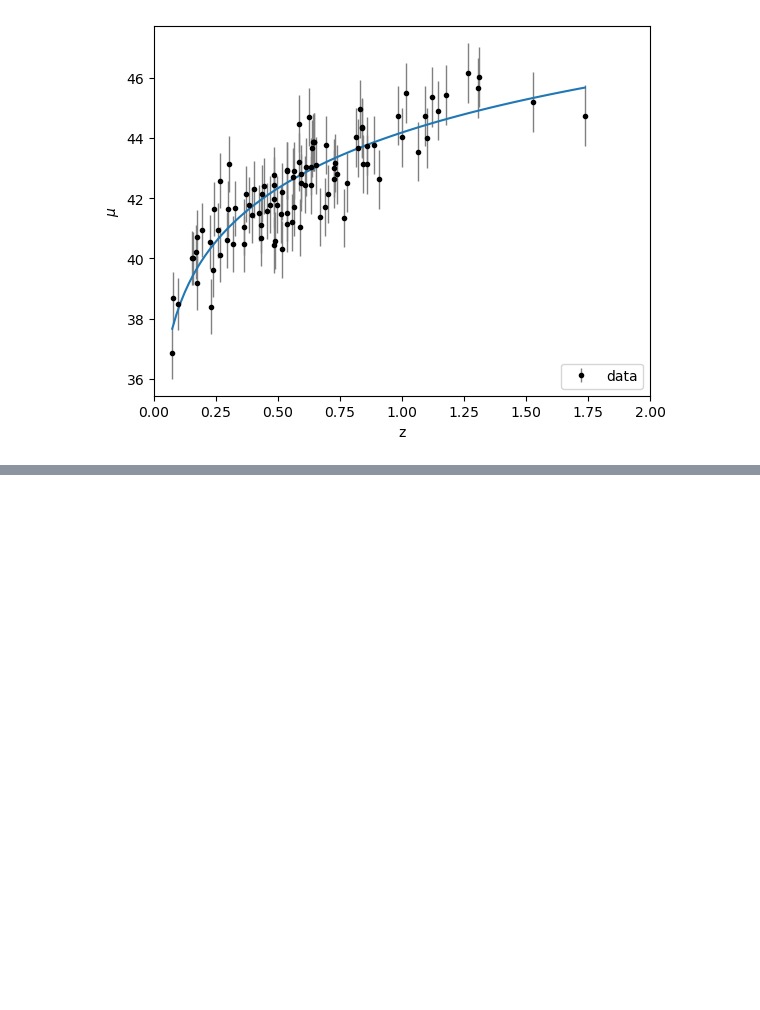
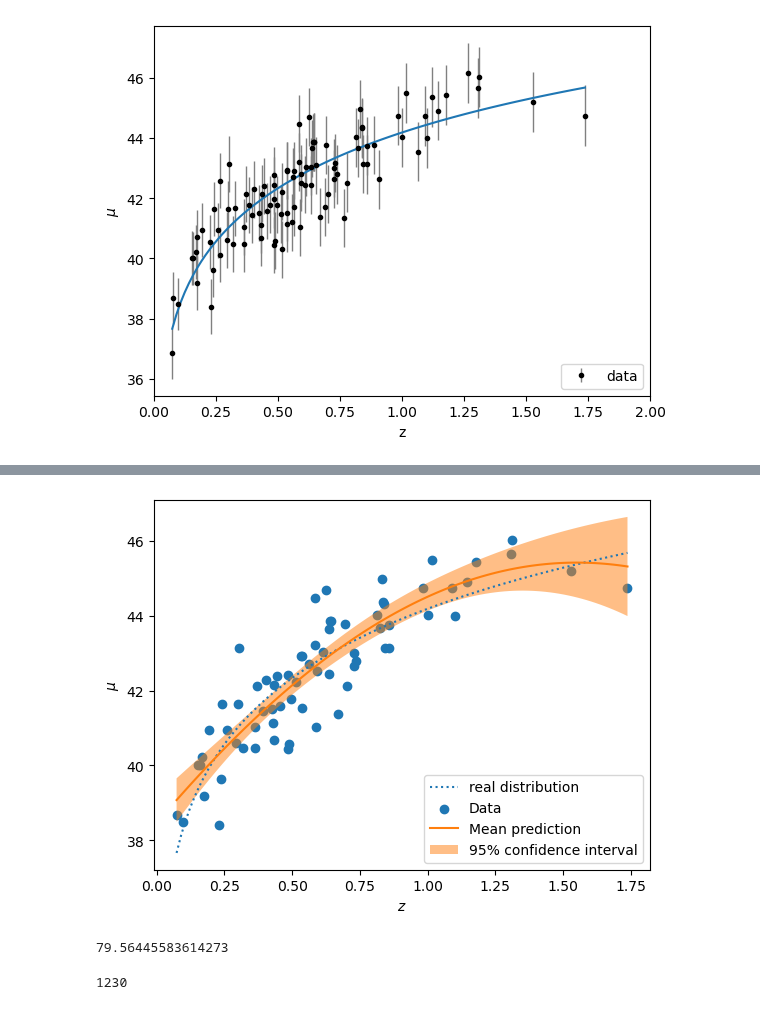
Before and after one commit to om-erika/astrostatistics_bicocca_2024, a Jupyter notebook: working/supernovae_distances_gpr.ipynb, the cells around one changed output, grey strips where cells are left out. Cells and saved outputs as stored; diff of their text form; code cells hidden in the pictures; blank space fills up the shorter version.

```diff
--- a/working/supernovae_distances_gpr.ipynb
+++ b/working/supernovae_distances_gpr.ipynb
@@ -76,0 +109,24 @@ ValueError: The truth value of an array with more than one element is ambiguous.
+# %%
+z_train, z_test, mu_train, mu_test = train_test_split(z_sample[:, None], mu_sample, test_size=0.3, shuffle=False)
+# %%
+kernel = ConstantKernel()* RBF()
+gaussian_process = GaussianProcessRegressor(kernel=kernel, alpha = dmu[:70]**2)
+gaussian_process.fit(z_train, mu_train)
+gaussian_process.kernel_
+mean_prediction, std_prediction = gaussian_process.predict(z_lin[:, None], return_std=True)
+plt.plot(z_lin[:, None], mu_func(z_lin[:, None], cosmo.H(0).value, 0.27), label=r"real distribution", linestyle="dotted")
+plt.scatter(z_train, mu_train, label="Data")
+plt.plot(z_lin[:, None], mean_prediction, label="Mean prediction")
+plt.fill_between(
+    z_lin.ravel(),
+    mean_prediction - 1.98 * std_prediction,
+    mean_prediction + 1.98 * std_prediction,
+    alpha=0.5,
+    label=r"95% confidence interval",
+)
+plt.legend()
+plt.xlabel("$z$")
+plt.ylabel("$\mu$")
+plt.show()
+# %% [output]
+[figure, added]
@@ -76,0 +177,12 @@ ValueError: The truth value of an array with more than one element is ambiguous.
+# %%
+#check that number of steps are enough higher than the needed burning steps
+tau = max(sampler.get_autocorr_time())
+print(tau)
+thin = int(tau+1)
+# %% [output]
+79.56445583614273
+# %%
+emcee_trace = sampler.get_chain(discard = burn, thin = thin, flat = True).flatten()
+len(emcee_trace)
+# %% [output]
+1230
```
Also changed, not shown: parts of 14 cells of this notebook, 2 other files.
